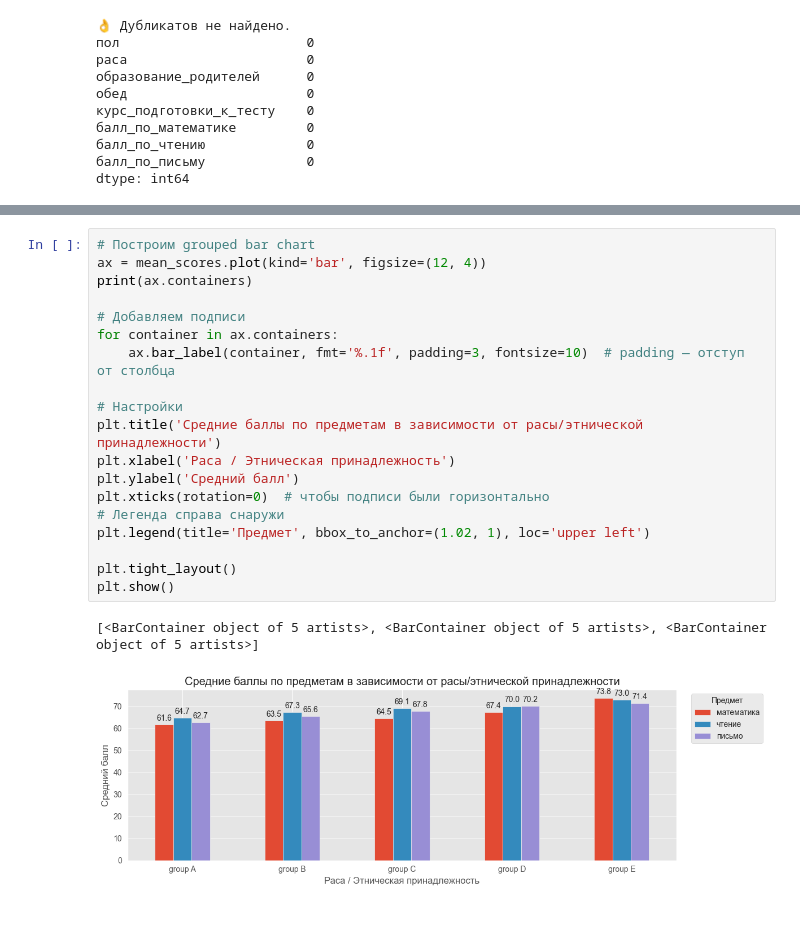
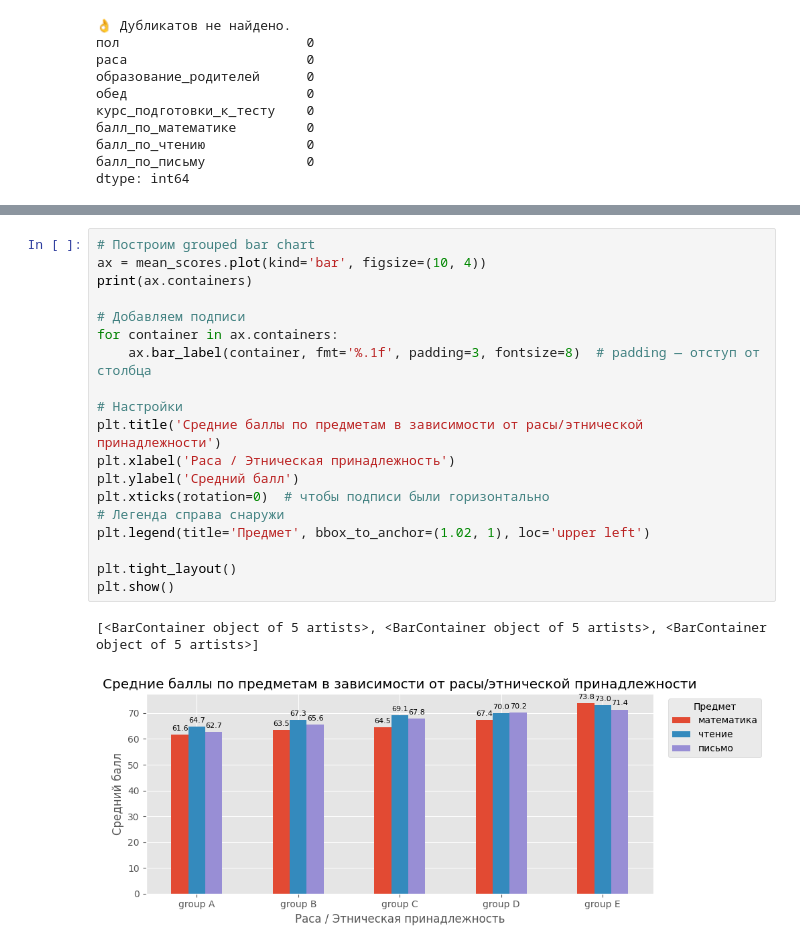
Before and after one commit to AntonLihtar/python_starter, a Jupyter notebook: padas_data1/main.ipynb, the cells around one changed output, grey strips where cells are left out. Saved outputs shown, nothing was run; the diff lists cells and outputs as text; blank space fills up the shorter version.

```diff
--- a/padas_data1/main.ipynb
+++ b/padas_data1/main.ipynb
@@ -141,23 +142,23 @@ group E       73.82   73.03   71.41
 Средняя общая оценка по школе = 67.5
 # %%
 # Построим grouped bar chart
-ax = mean_scores.plot(kind='bar', figsize=(12, 4))
+ax = mean_scores.plot(kind='bar', figsize=(10, 4))
 print(ax.containers)
 
 # Добавляем подписи
 for container in ax.containers:
-    ax.bar_label(container, fmt='%.1f', padding=3, fontsize=10)  # padding — отступ от столбца
+    ax.bar_label(container, fmt='%.1f', padding=3, fontsize=8)  # padding — отступ от столбца
 
 # Настройки
 plt.title('Средние баллы по предметам в зависимости от расы/этнической принадлежности')
 plt.xlabel('Раса / Этническая принадлежность')
 plt.ylabel('Средний балл')
 plt.xticks(rotation=0)  # чтобы подписи были горизонтально
 # Легенда справа снаружи
 plt.legend(title='Предмет', bbox_to_anchor=(1.02, 1), loc='upper left')
 
 plt.tight_layout()
 plt.show()
 # %% [output]
 [<BarContainer object of 5 artists>, <BarContainer object of 5 artists>, <BarContainer object of 5 artists>]
-[figure, old version]
+[figure, new version]
```
Also changed, not shown: parts of 7 cells of this notebook.
